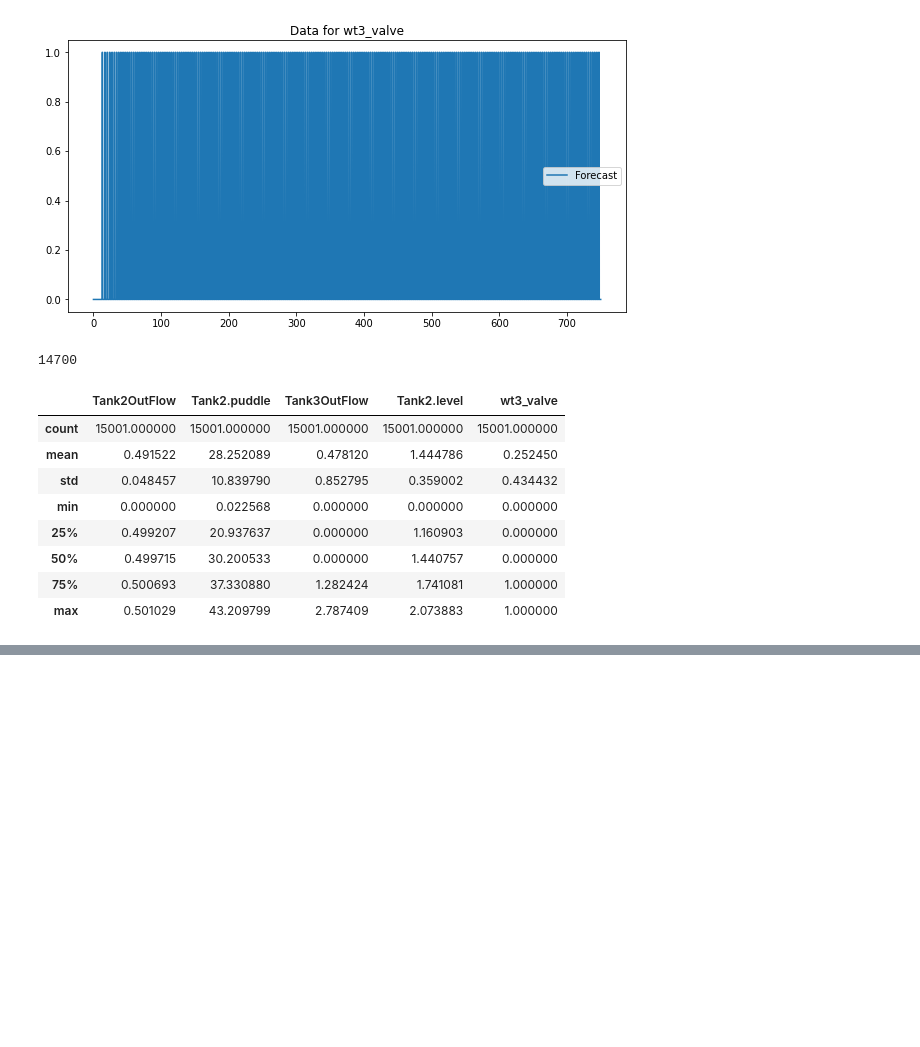
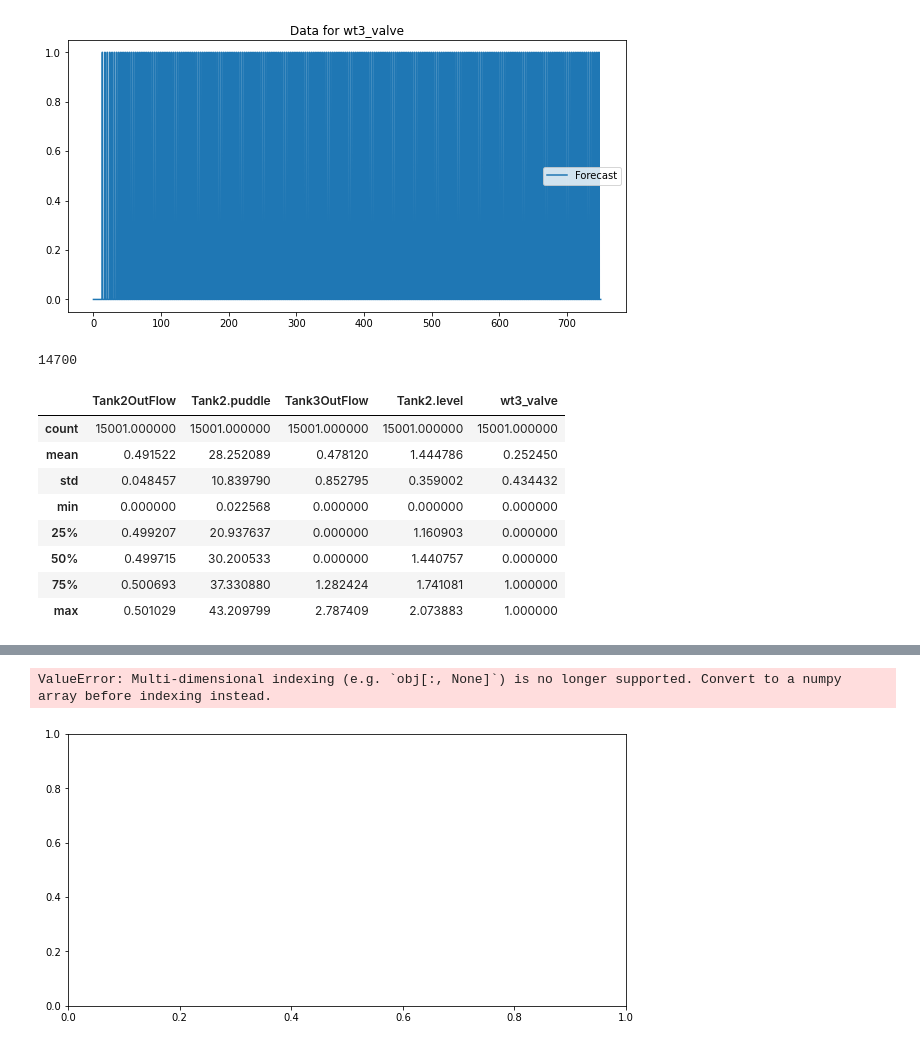
Before and after one commit to hayatu4islam/Adaptive_Fault_Detection, a Jupyter notebook: Fault Detection with VAR Models-Phy_CPS.ipynb, the cells around one changed output, grey strips where cells are left out. Drawn from its saved outputs; the diff is of its cells as text; code cells hidden in the pictures; blank space fills up the shorter version.

```diff
--- a/Fault Detection with VAR Models-Phy_CPS.ipynb
+++ b/Fault Detection with VAR Models-Phy_CPS.ipynb
@@ -177,0 +264,74 @@ data.describe()
+# %%
+import pandas as pd
+import numpy as np
+from statsmodels.tsa.api import VAR
+from sklearn.metrics import mean_squared_error, r2_score
+import matplotlib.pyplot as plt
+from statsmodels.tsa.stattools import adfuller
+from statsmodels.stats.stattools import durbin_watson
+from sklearn.preprocessing import StandardScaler
+
+# Load and preprocess data
+# file_name = 'phy_cps.csv'
+file_name = 'waterTank_Golden_reduced.csv'
+data = pd.read_csv(file_name, index_col=0, parse_dates=True)
+data = data.dropna()
+
+# Function to check for stationarity
+def adf_test(series, signif=0.05):
+    dftest = adfuller(series, autolag='AIC')
+    p_value = dftest[1]
+    return p_value <= signif
+
+# Check stationarity and log-transform if needed
+for col in data.columns:
+    if not adf_test(data[col]):
+        print(f'{col} is not stationary. Applying log transformation.')
+        data[col] = np.log(data[col])
+
+# Apply differencing to make the series stationary
+data_diff = data.diff().dropna()
+
+# Scale the data
+scaler = StandardScaler()
+data_scaled = scaler.fit_transform(data_diff)
+data_scaled = pd.DataFrame(data_scaled, index=data_diff.index, columns=data_diff.columns)
+
+# Split data into training and testing sets
+train_size = int(len(data_scaled) * 0.9)
+train, test = data_scaled.iloc[:train_size], data_scaled.iloc[train_size:]
+
+# Automatically select the lag order using criteria
+model = VAR(train)
+lag_order_results = model.select_order(maxlags=5)
+selected_lag = lag_order_results.aic
+
+# Fit the model
+model_fitted = model.fit(selected_lag)
+
+# Make forecasts
+lag_order = model_fitted.k_ar
+forecast_input = train.values[-lag_order:]
+forecast = model_fitted.forecast(y=forecast_input, steps=len(test))
+forecast_df = pd.DataFrame(forecast, index=test.index, columns=test.columns)
+
+# Evaluate forecasts
+results = {}
+for col in test.columns:
+    actual = test[col].values
+    predicted = forecast_df[col].values
+    rmse = np.sqrt(mean_squared_error(actual, predicted))
+    r2 = r2_score(actual, predicted)
+    results[col] = {'RMSE': rmse, 'R2': r2}
+    print(f'RMSE for {col}: {rmse}')
+    print(f'R2 for {col}: {r2}')
+
+# Plot results
+for col in test.columns:
+    plt.figure(figsize=(10, 5))
+    plt.plot(data_scaled.index, data_scaled[col], label='Actual')
+    plt.plot(forecast_df.index, forecast_df[col], label='Forecast')
+    plt.title(f'Actual vs Forecast for {col}')
+    plt.legend()
+    plt.show()
+# %% [output]
@@ -177,0 +348,2 @@ data.describe()
+ValueError: Multi-dimensional indexing (e.g. `obj[:, None]`) is no longer supported. Convert to a numpy array before indexing instead.
+[figure, added]
```
Also changed, not shown: parts of 2 cells of this notebook, 1 other file.
